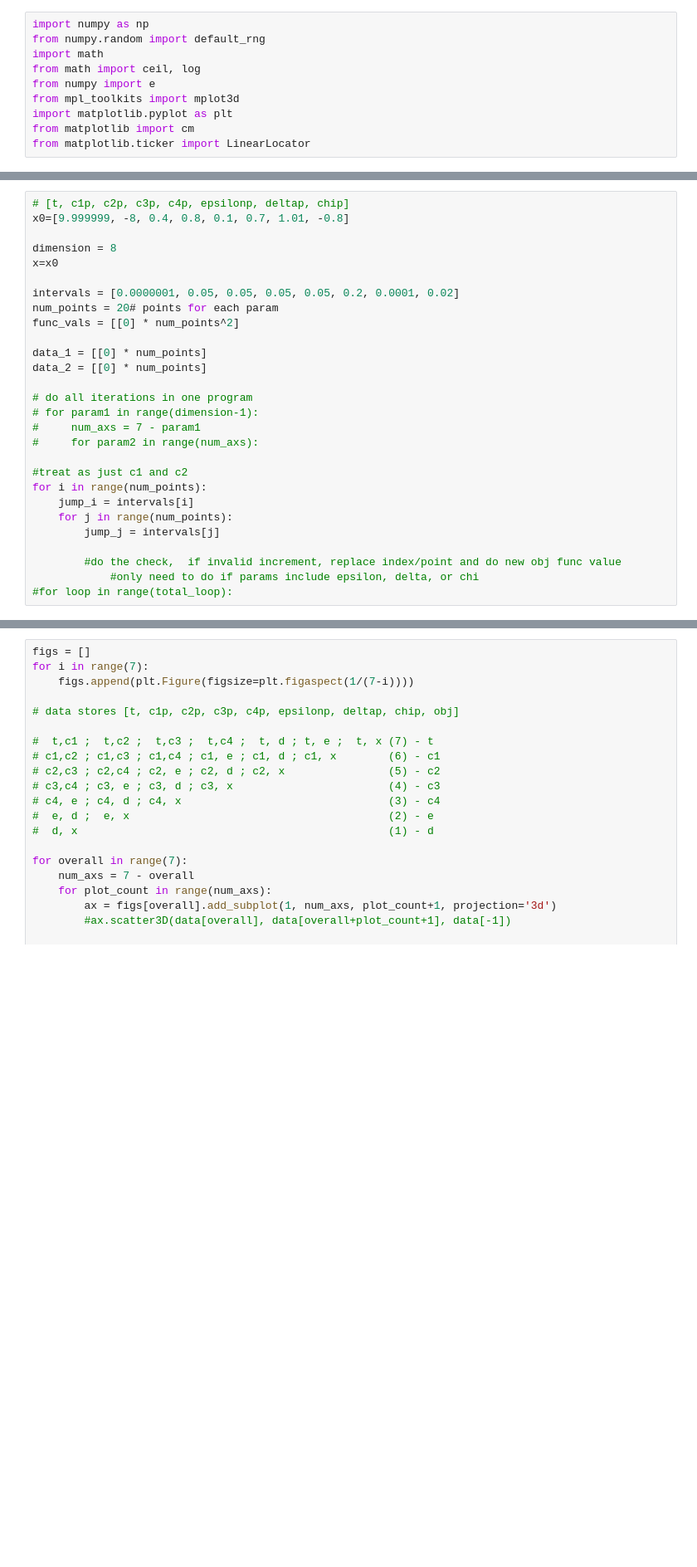
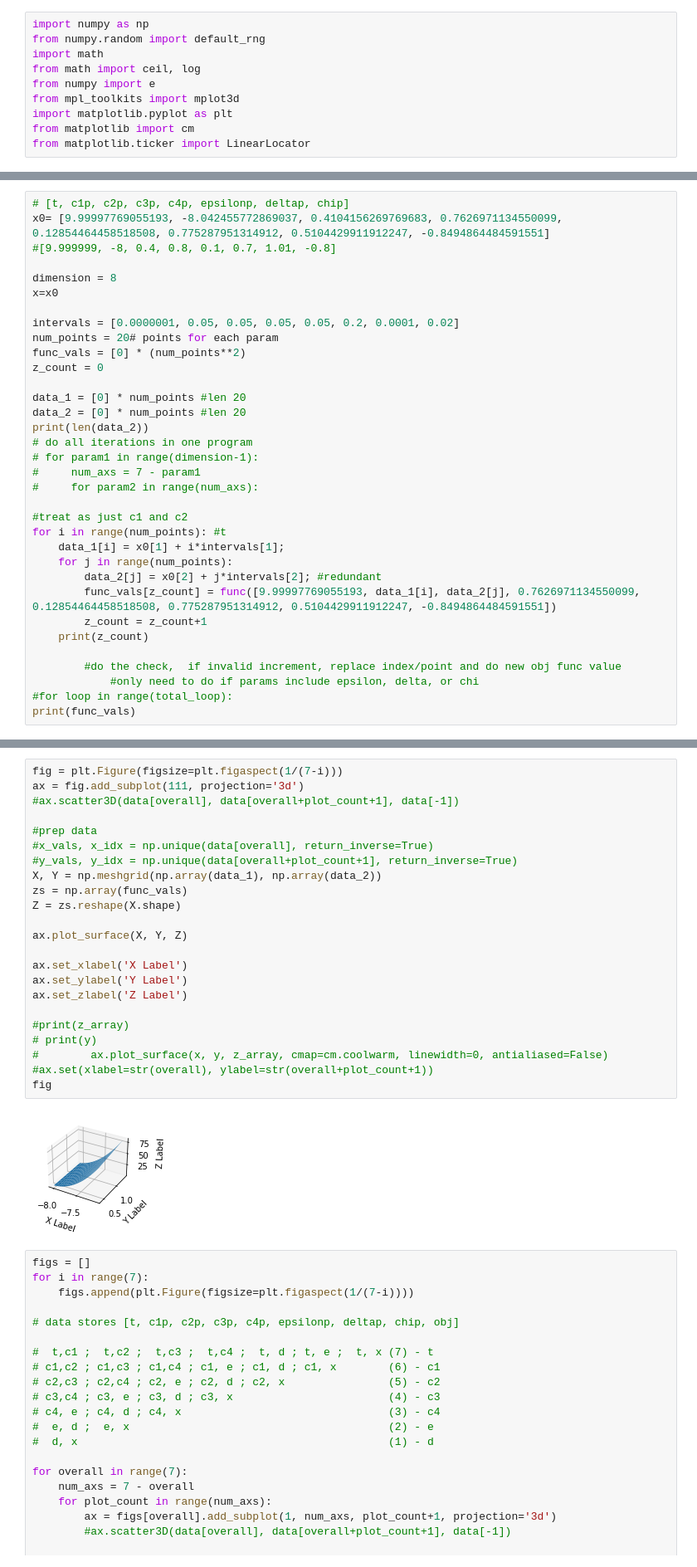
Before and after one commit to ange1a-j14/qbsys, a Jupyter notebook: Visualization.ipynb, the cells around one changed output, grey strips where cells are left out. Shown: that part at 83% size. Saved outputs shown, nothing was run; the diff lists cells and outputs as text; blank space fills up the shorter version.

Commit message:
Implement visualization for 2 params

```diff
--- a/Visualization.ipynb
+++ b/Visualization.ipynb
@@ -51,28 +51,34 @@ def func(xp):
 # %%
 # [t, c1p, c2p, c3p, c4p, epsilonp, deltap, chip]
-x0=[9.999999, -8, 0.4, 0.8, 0.1, 0.7, 1.01, -0.8]
+x0= [9.99997769055193, -8.042455772869037, 0.4104156269769683, 0.7626971134550099, 0.12854464458518508, 0.775287951314912, 0.5104429911912247, -0.8494864484591551]
+#[9.999999, -8, 0.4, 0.8, 0.1, 0.7, 1.01, -0.8]
 
 dimension = 8
 x=x0
 
 intervals = [0.0000001, 0.05, 0.05, 0.05, 0.05, 0.2, 0.0001, 0.02]
 num_points = 20# points for each param
-func_vals = [[0] * num_points^2]
+func_vals = [0] * (num_points**2)
+z_count = 0
 
-data_1 = [[0] * num_points]
-data_2 = [[0] * num_points]
-
+data_1 = [0] * num_points #len 20
+data_2 = [0] * num_points #len 20
+print(len(data_2))
 # do all iterations in one program
 # for param1 in range(dimension-1):
 #     num_axs = 7 - param1
 #     for param2 in range(num_axs):
 
 #treat as just c1 and c2
-for i in range(num_points):
-    jump_i = intervals[i]
+for i in range(num_points): #t
+    data_1[i] = x0[1] + i*intervals[1];
     for j in range(num_points):
-        jump_j = intervals[j]
+        data_2[j] = x0[2] + j*intervals[2]; #redundant
+        func_vals[z_count] = func([9.99997769055193, data_1[i], data_2[j], 0.7626971134550099, 0.12854464458518508, 0.775287951314912, 0.5104429911912247, -0.8494864484591551])
+        z_count = z_count+1
+    print(z_count)
 
         #do the check,  if invalid increment, replace index/point and do new obj func value
             #only need to do if params include epsilon, delta, or chi
 #for loop in range(total_loop):
+print(func_vals)
@@ -79,3 +103,28 @@ for i in range(num_points):
+# %%
+fig = plt.Figure(figsize=plt.figaspect(1/(7-i)))
+ax = fig.add_subplot(111, projection='3d')
+#ax.scatter3D(data[overall], data[overall+plot_count+1], data[-1])
+
+#prep data
+#x_vals, x_idx = np.unique(data[overall], return_inverse=True)
+#y_vals, y_idx = np.unique(data[overall+plot_count+1], return_inverse=True)
+X, Y = np.meshgrid(np.array(data_1), np.array(data_2))
+zs = np.array(func_vals)
+Z = zs.reshape(X.shape)
+
+ax.plot_surface(X, Y, Z)
+
+ax.set_xlabel('X Label')
+ax.set_ylabel('Y Label')
+ax.set_zlabel('Z Label')
+
+#print(z_array)
+# print(y)
+#        ax.plot_surface(x, y, z_array, cmap=cm.coolwarm, linewidth=0, antialiased=False)
+#ax.set(xlabel=str(overall), ylabel=str(overall+plot_count+1))
+fig
+# %% [output]
+[figure, added]
 # %%
 figs = []
 for i in range(7):
```
Also changed, not shown: parts of 3 cells of this notebook, 2 other files.
